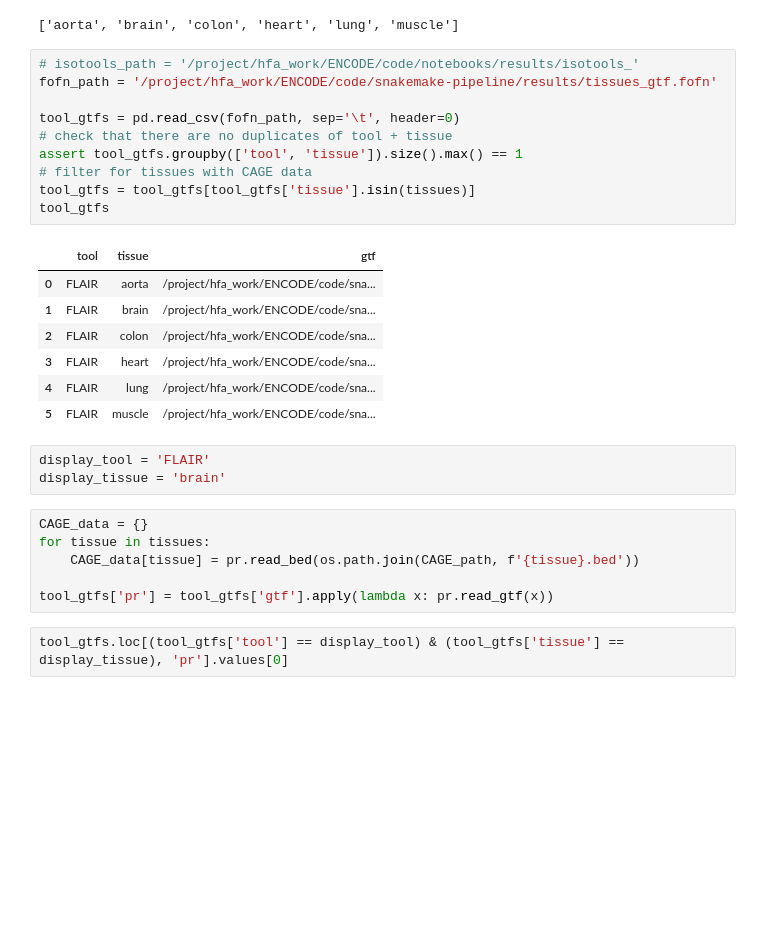
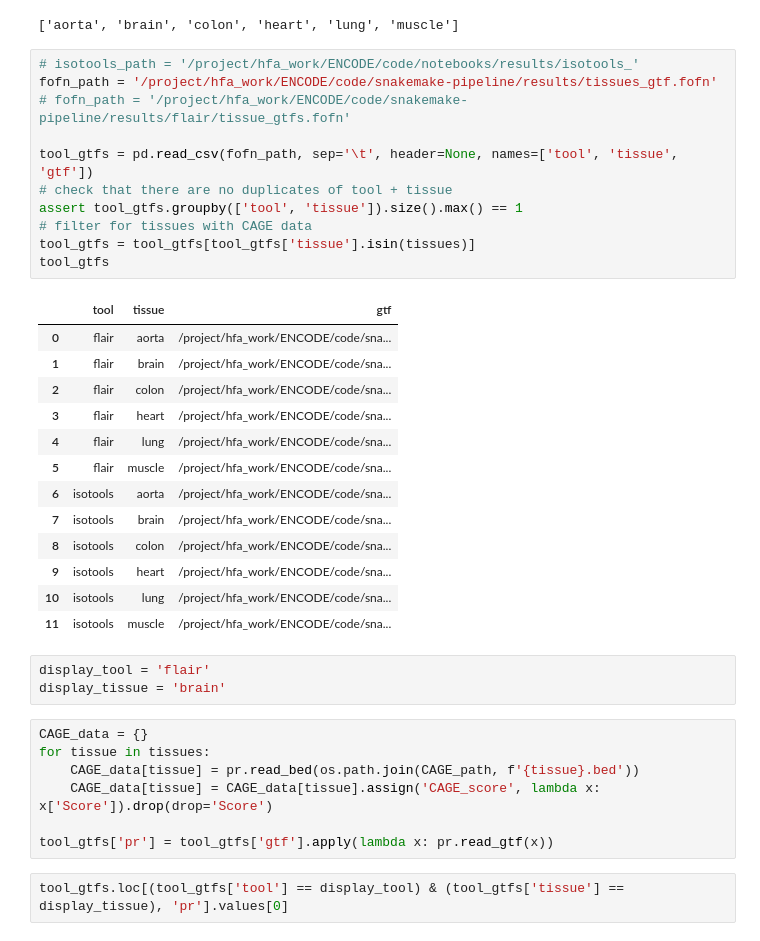
Before and after one commit to IceFreez3r/master-thesis, a Jupyter notebook: notebooks/CAGE_support.ipynb, the cells around one changed output. Drawn from its saved outputs; the diff is of its cells as text; blank space fills up the shorter version.

```diff
--- a/notebooks/CAGE_support.ipynb
+++ b/notebooks/CAGE_support.ipynb
@@ -31,28 +33,36 @@ tissues
 # %%
 # isotools_path = '/project/hfa_work/ENCODE/code/notebooks/results/isotools_'
 fofn_path = '/project/hfa_work/ENCODE/code/snakemake-pipeline/results/tissues_gtf.fofn'
+# fofn_path = '/project/hfa_work/ENCODE/code/snakemake-pipeline/results/flair/tissue_gtfs.fofn'
 
-tool_gtfs = pd.read_csv(fofn_path, sep='\t', header=0)
+tool_gtfs = pd.read_csv(fofn_path, sep='\t', header=None, names=['tool', 'tissue', 'gtf'])
 # check that there are no duplicates of tool + tissue
 assert tool_gtfs.groupby(['tool', 'tissue']).size().max() == 1
 # filter for tissues with CAGE data
 tool_gtfs = tool_gtfs[tool_gtfs['tissue'].isin(tissues)]
 tool_gtfs
 # %% [output]
 |  | tool | tissue | gtf |
-| 0 | FLAIR | aorta | /project/hfa_work/ENCODE/code/sna... |
-| 1 | FLAIR | brain | /project/hfa_work/ENCODE/code/sna... |
-| 2 | FLAIR | colon | /project/hfa_work/ENCODE/code/sna... |
-| 3 | FLAIR | heart | /project/hfa_work/ENCODE/code/sna... |
-| 4 | FLAIR | lung | /project/hfa_work/ENCODE/code/sna... |
-| 5 | FLAIR | muscle | /project/hfa_work/ENCODE/code/sna... |
+| 0 | flair | aorta | /project/hfa_work/ENCODE/code/sna... |
+| 1 | flair | brain | /project/hfa_work/ENCODE/code/sna... |
+| 2 | flair | colon | /project/hfa_work/ENCODE/code/sna... |
+| 3 | flair | heart | /project/hfa_work/ENCODE/code/sna... |
+| 4 | flair | lung | /project/hfa_work/ENCODE/code/sna... |
+| 5 | flair | muscle | /project/hfa_work/ENCODE/code/sna... |
+| 6 | isotools | aorta | /project/hfa_work/ENCODE/code/sna... |
+| 7 | isotools | brain | /project/hfa_work/ENCODE/code/sna... |
+| 8 | isotools | colon | /project/hfa_work/ENCODE/code/sna... |
+| 9 | isotools | heart | /project/hfa_work/ENCODE/code/sna... |
+| 10 | isotools | lung | /project/hfa_work/ENCODE/code/sna... |
+| 11 | isotools | muscle | /project/hfa_work/ENCODE/code/sna... |
 # %%
-display_tool = 'FLAIR'
+display_tool = 'flair'
 display_tissue = 'brain'
 # %%
 CAGE_data = {}
 for tissue in tissues:
     CAGE_data[tissue] = pr.read_bed(os.path.join(CAGE_path, f'{tissue}.bed'))
+    CAGE_data[tissue] = CAGE_data[tissue].assign('CAGE_score', lambda x: x['Score']).drop(drop='Score')
 
 tool_gtfs['pr'] = tool_gtfs['gtf'].apply(lambda x: pr.read_gtf(x))
 # %%
```
Also changed, not shown: parts of 20 cells of this notebook, 7 other files.
